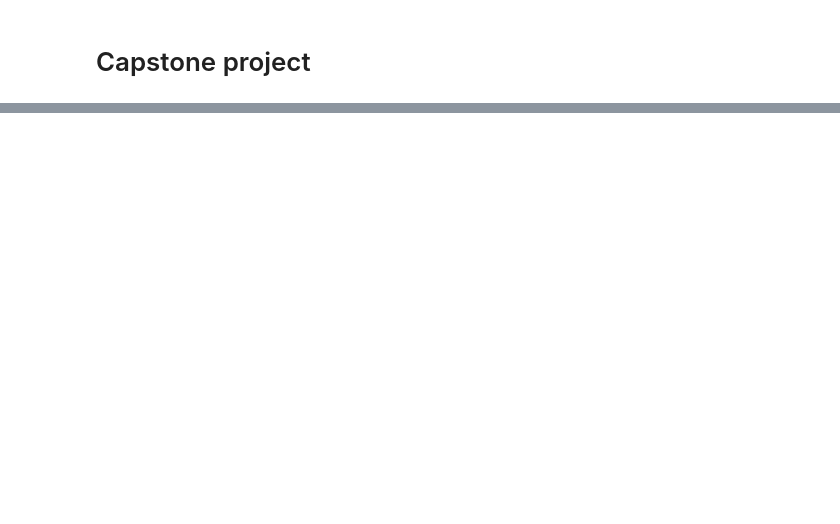
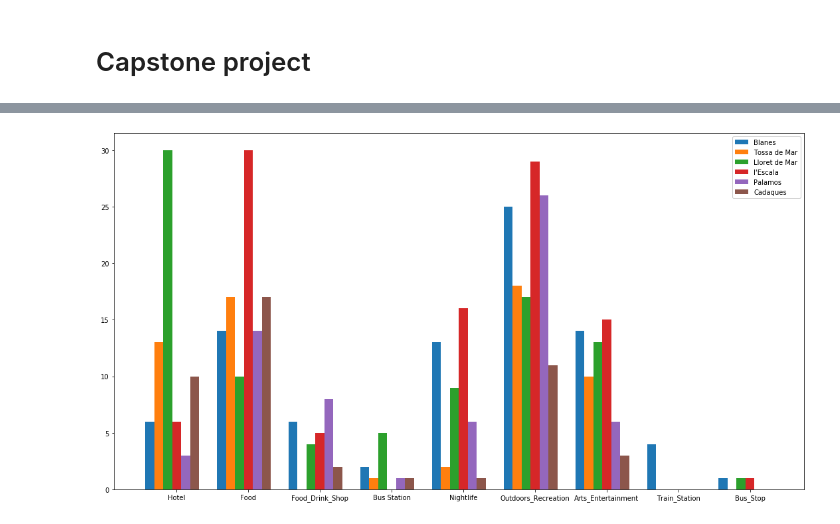
Before and after one commit to AllochkaSidko/Coursera_Capstone, a Jupyter notebook: Coursera_Capstone.ipynb, the cells around one changed output, grey strips where cells are left out. Saved outputs shown, nothing was run; the diff lists cells and outputs as text; code cells hidden in the pictures; blank space fills up the shorter version.

```diff
--- a/Coursera_Capstone.ipynb
+++ b/Coursera_Capstone.ipynb
@@ -181,0 +390,6 @@ dataframe_filtered.loc[dataframe_filtered['city']=='NaN']
+# %%
+cit = ['Blanes', 'Tossa de Mar', 'Lloret de Mar', "l'Escala", 'Palamos' , 'Cadaques']
+# %%
+#get list of main categories
+categ = data['main_category'].unique().tolist()
+categ
@@ -181,0 +406,11 @@ dataframe_filtered.loc[dataframe_filtered['city']=='NaN']
+# %%
+datafr = pd.DataFrame(columns = categ)
+
+for i in range(len(cit)):
+    #add empty rows
+    datafr = datafr.append(pd.Series(), ignore_index=True)
+#set index by cities
+datafr = datafr.set_index(pd.Index(cit))
+#replace NuN to 0
+datafr.fillna(0, inplace = True)
+datafr
@@ -181,0 +425,9 @@ dataframe_filtered.loc[dataframe_filtered['city']=='NaN']
+# %%
+#fill table with actual values
+for town in cit:
+    datacit = data.loc[data['city'] == town].groupby('main_category').count().reset_index()[['main_category','name']]
+    for i in range (datacit.shape[0]):
+        datafr.at[town , datacit['main_category'][i]]= datacit['name'][i]
+
+
+datafr
@@ -181,0 +442,18 @@ dataframe_filtered.loc[dataframe_filtered['city']=='NaN']
+# %%
+#plot bar for all these towns and main categories
+listOfcount = np.array(datafr.values.T.tolist())
+x = np.arange(listOfcount.shape[0])
+dx = (np.arange(listOfcount.shape[1])-listOfcount.shape[1]/2.)/(listOfcount.shape[1]+2.)
+d = 1./(listOfcount.shape[1]+2.)
+
+
+fig, ax=plt.subplots(figsize=(15,8))
+for i in range(listOfcount.shape[1]):
+    ax.bar(x+dx[i],listOfcount[:,i], width=d, label=cit[i])
+
+plt.xticks(x, categ)
+fig.tight_layout()
+plt.legend(framealpha=4)
+plt.show()
+# %% [output]
+[figure, added]
```
Also changed, not shown: parts of 70 cells of this notebook, 47 other files.
